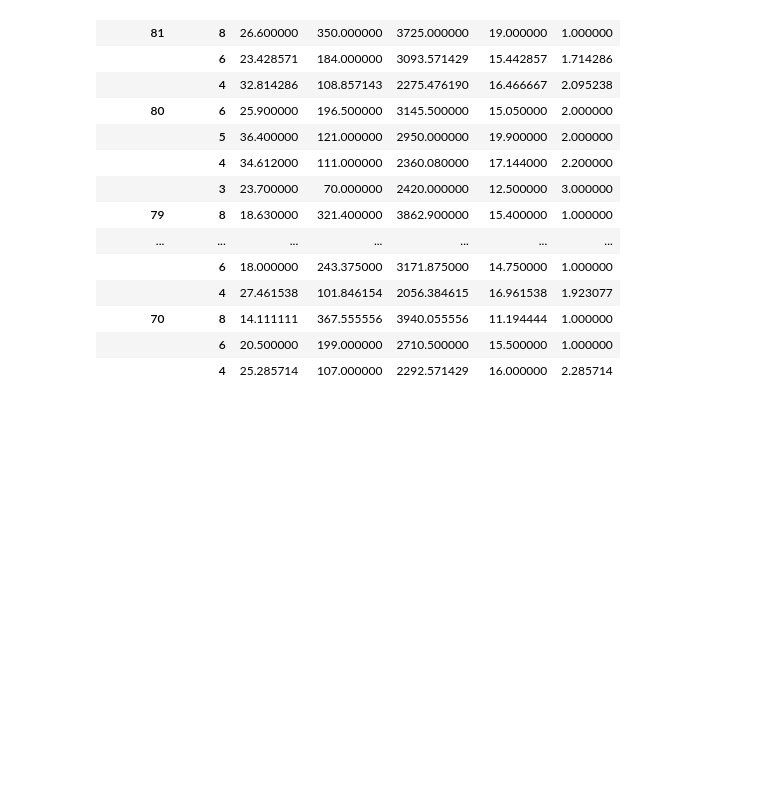
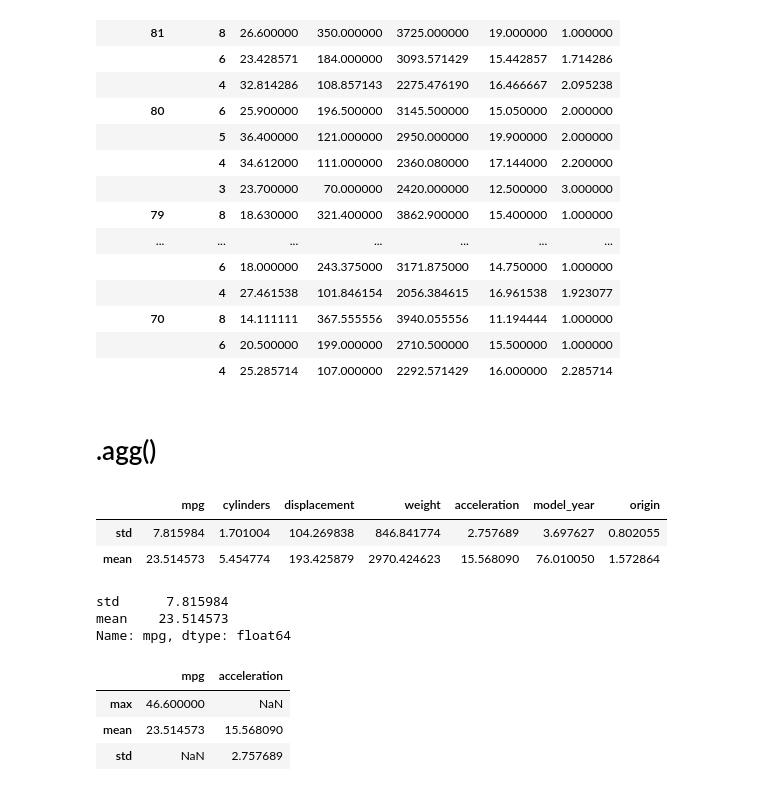
Before and after one commit to eslamwe/Pandas, a Jupyter notebook: pandas.ipynb, the cells around one changed output. Drawn from its saved outputs; the diff is of its cells as text; code cells hidden in the pictures; blank space fills up the shorter version.

```diff
--- a/pandas.ipynb
+++ b/pandas.ipynb
@@ -1458,3 +1458,24 @@ year_cyl.sort_index(level='model_year', ascending=False)
 | 70 | 8 | 14.111111 | 367.555556 | 3940.055556 | 11.194444 | 1.000000 |
 |  | 6 | 20.500000 | 199.000000 | 2710.500000 | 15.500000 | 1.000000 |
 |  | 4 | 25.285714 | 107.000000 | 2292.571429 | 16.000000 | 2.285714 |
+# %% [markdown]
+# .agg()
+# %%
+df.agg(['std','mean'])
+# %% [output]
+|  | mpg | cylinders | displacement | weight | acceleration | model_year | origin |
+| std | 7.815984 | 1.701004 | 104.269838 | 846.841774 | 2.757689 | 3.697627 | 0.802055 |
+| mean | 23.514573 | 5.454774 | 193.425879 | 2970.424623 | 15.568090 | 76.010050 | 1.572864 |
+# %%
+df.agg(['std','mean'])['mpg']
+# %% [output]
+std      7.815984
+mean    23.514573
+Name: mpg, dtype: float64
+# %%
+df.agg({'mpg':['max','mean'],'acceleration':['mean','std']})
+# %% [output]
+|  | mpg | acceleration |
+| max | 46.600000 | NaN |
+| mean | 23.514573 | 15.568090 |
+| std | NaN | 2.757689 |
```
